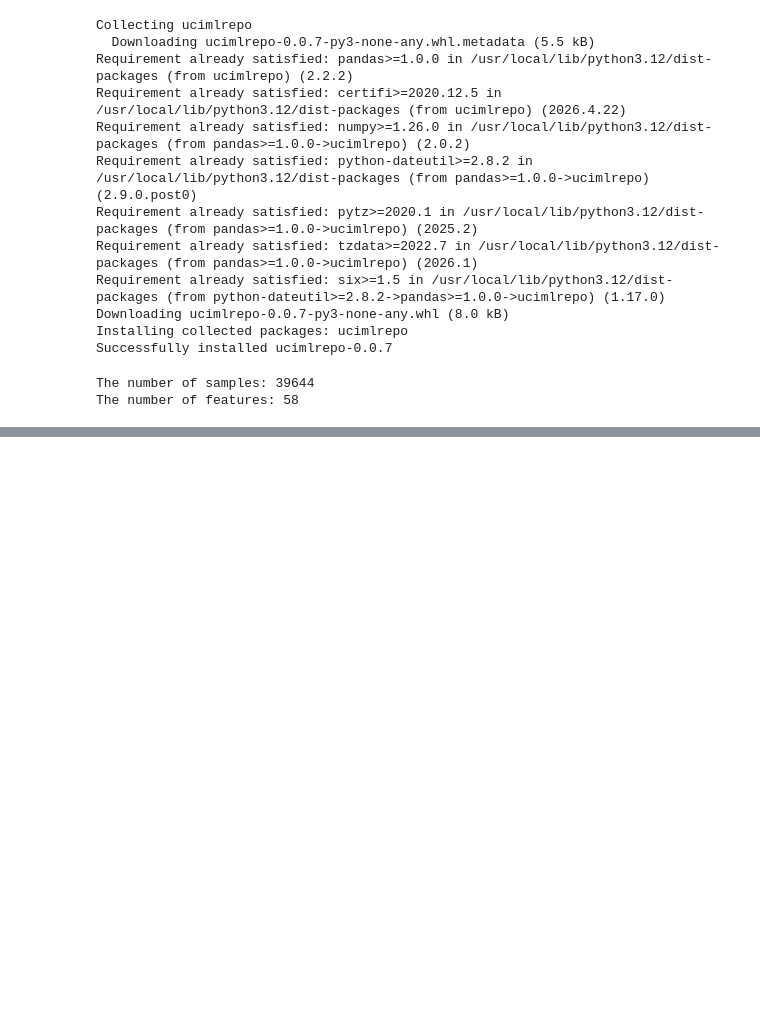
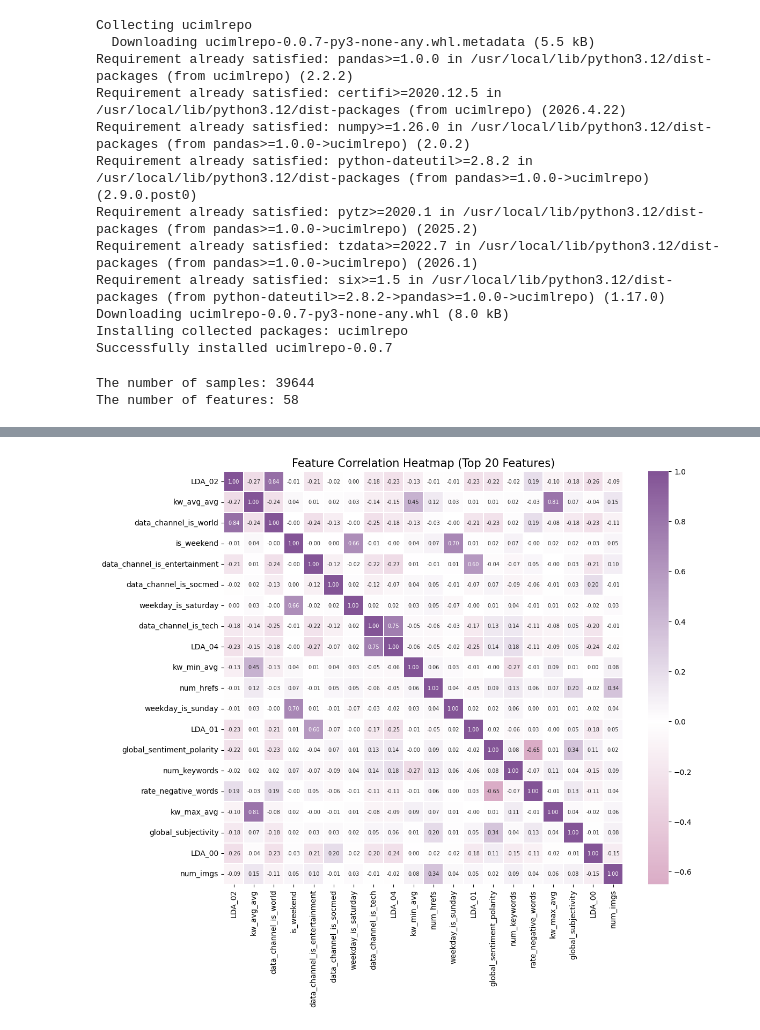
Before and after one commit to safoura-banihashemi/predicting-online-news-popularity, a Jupyter notebook: Predicting.ipynb, the cells around one changed output, grey strips where cells are left out. Saved outputs shown, nothing was run; the diff lists cells and outputs as text; code cells hidden in the pictures; blank space fills up the shorter version.

```diff
--- a/Predicting.ipynb
+++ b/Predicting.ipynb
@@ -428,0 +267,29 @@ Result: Stationary (Reject Null Hypothesis - No Unit Root)
+# %%
+# feature matrix
+feature_list = [col for col in df.columns if col != "label"]
+
+# Identify top 20 features correlated with the label
+label_corr = df[feature_list].corrwith(df["label"]).abs().nlargest(20)
+top20_features = label_corr.index.tolist()
+
+# Create the Heatmap
+colors = ["#C781A8", "#FFFFFF", "#835496"]
+cmap = LinearSegmentedColormap.from_list("custom", colors)
+
+plt.figure(figsize=(12, 10))
+
+# Calculate correlation matrix for only the top 20 features
+sub_corr = df[top20_features].corr()
+
+sns.heatmap(sub_corr,
+            cmap=cmap,
+            center=0,
+            linewidths=0.3,
+            annot=True,     # to see the numbers
+            fmt=".2f",      # Rounds numbers to 2 decimal places
+            annot_kws={"size": 7})
+
+plt.title("Feature Correlation Heatmap (Top 20 Features)", fontsize=15)
+plt.show()
+# %% [output]
+[figure, added]
```
Also changed, not shown: parts of 51 cells of this notebook.
